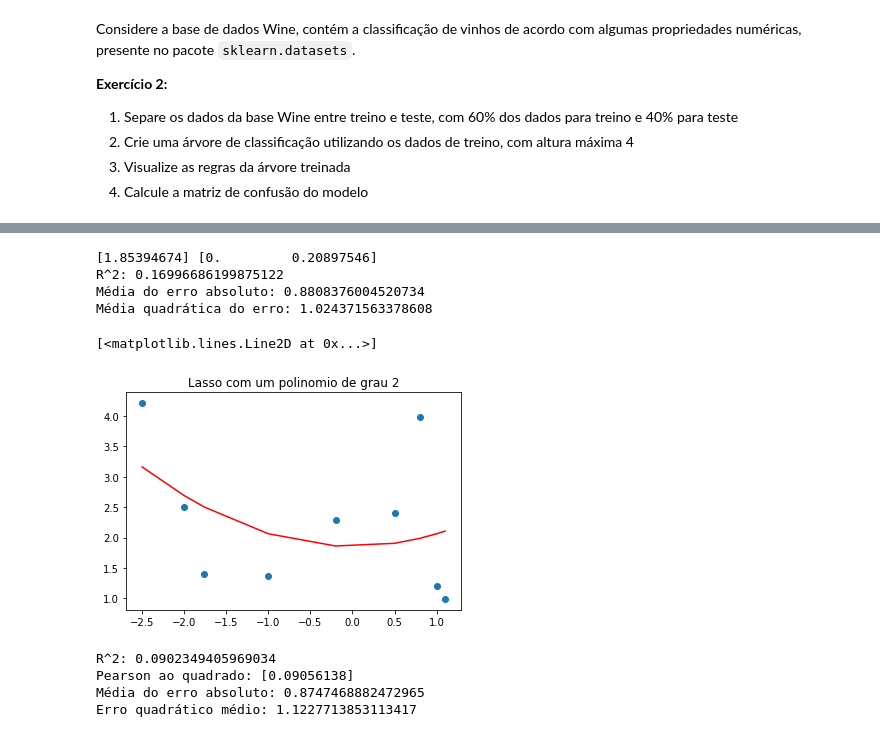
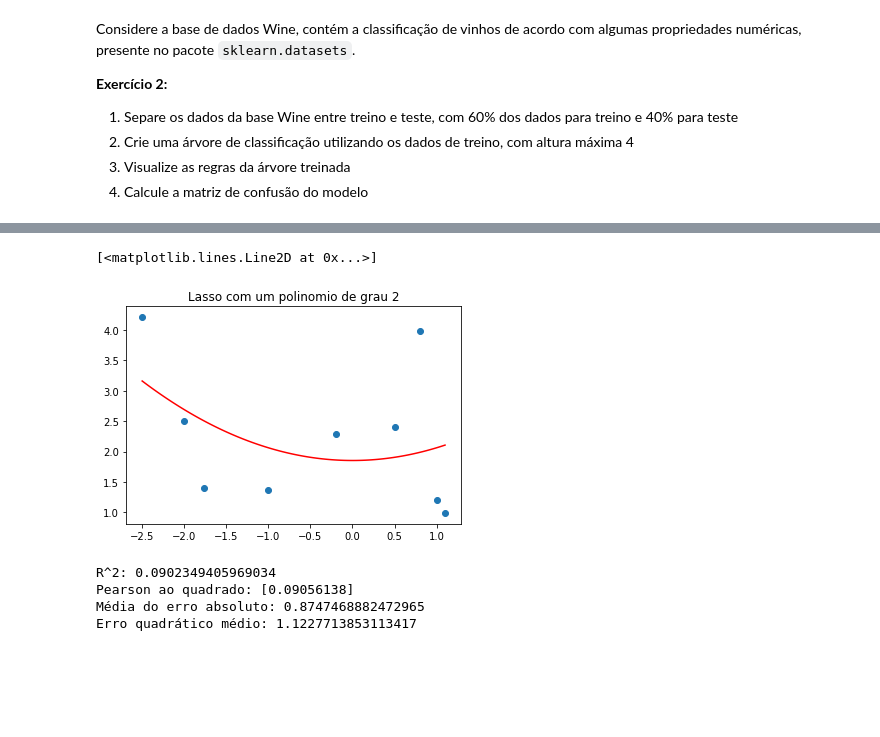
Before and after one commit to FCChinen/curso-python-bradesco-2018, a Jupyter notebook: aula_2/exercicios_ML_aula2.ipynb, the cells around one changed output, grey strips where cells are left out. Saved outputs shown, nothing was run; the diff lists cells and outputs as text; code cells hidden in the pictures; blank space fills up the shorter version.

```diff
--- a/aula_2/exercicios_ML_aula2.ipynb
+++ b/aula_2/exercicios_ML_aula2.ipynb
@@ -64,33 +69,30 @@ Erro quadrático médio: 1.1223685207790413
-# %%
-from sklearn.linear_model import Lasso
-#LASSO
-
-x1 = np.array([-2.5,  -2, -1.76,  -1, -0.2, 0.5, 0.8, 1.0, 1.1]).reshape(-1,1)
-x2 = x1**2
-x = np.hstack([x1, x2])
-y = np.array([4.21, 2.5,  1.4, 1.37, 2.29, 2.4, 3.98, 1.2, 0.99]).reshape(-1,1)
-
-regressorlasso = Lasso(alpha = 0.1).fit(x, y)
-y0 = regressorlasso.intercept_
-m = regressorlasso.coef_
-print(y0, m)
-
-curva = regressorlasso.predict(x)
-
-print("R^2:", str(r2_score(y, curva)))
-print("Média do erro absoluto:", str(mean_absolute_error(y, curva)))
-print("Média quadrática do erro:", str(mean_squared_error(y, curva)))
-
-plt.scatter(x1, y)
-plt.title("Lasso com um polinomio de grau 2")
-plt.plot(x1, curva, c='red')
-# %% [output]
-[1.85394674] [0.         0.20897546]
-R^2: 0.16996686199875122
-Média do erro absoluto: 0.8808376004520734
-Média quadrática do erro: 1.024371563378608
-[<matplotlib.lines.Line2D at 0x...>]
-[figure, removed]
+# %%
+from sklearn.linear_model import Lasso
+from sklearn.metrics import r2_score, mean_absolute_error, mean_squared_error
+# LASSO
+
+# Ajustando a entrada x1 para ter grau 2
+x1 = x.reshape(-1,1) ** (np.arange(2)+1)
+
+#Chamando a função Lasso
+regressorlasso = Lasso(alpha = 0.1)
+regressorlasso.fit(x1, y)
+
+# Plotando a tupla(x, y)
+plt.scatter(x, y)
+
+# Criando o array com as informações para a predição
+ent = np.linspace(x.min(), x.max(), 100)
+
+entradagrafico = ent.reshape(-1, 1) ** (np.arange(2)+1)
+
+curva = regressorlasso.predict(entradagrafico)
+
+plt.title("Lasso com um polinomio de grau 2")
+plt.plot(ent, regressorlasso.predict(entradagrafico), c='red')
+# %% [output]
+[<matplotlib.lines.Line2D at 0x...>]
+[figure, added]
 # %%
 #Regressao de Ridge
 
```
Also changed, not shown: parts of 1 cell of this notebook, 1 other file.
